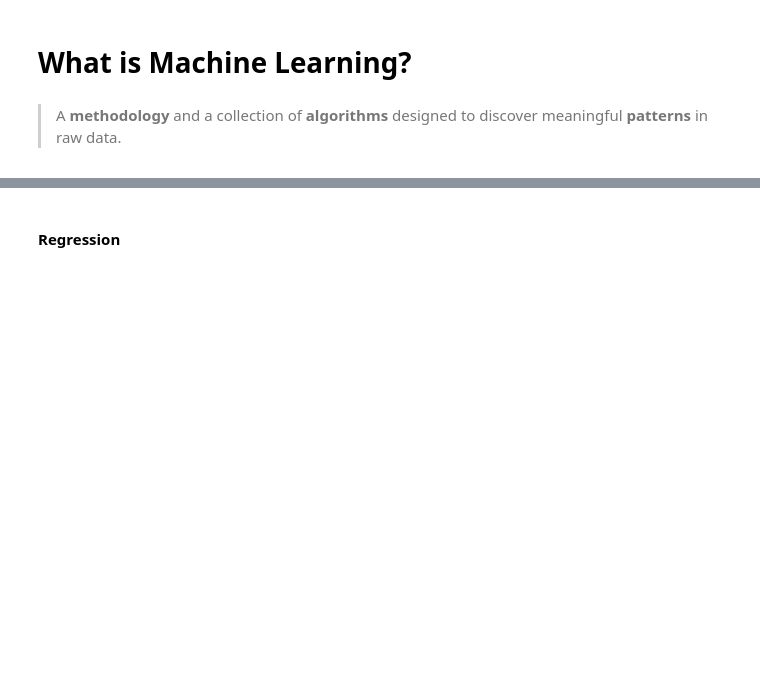
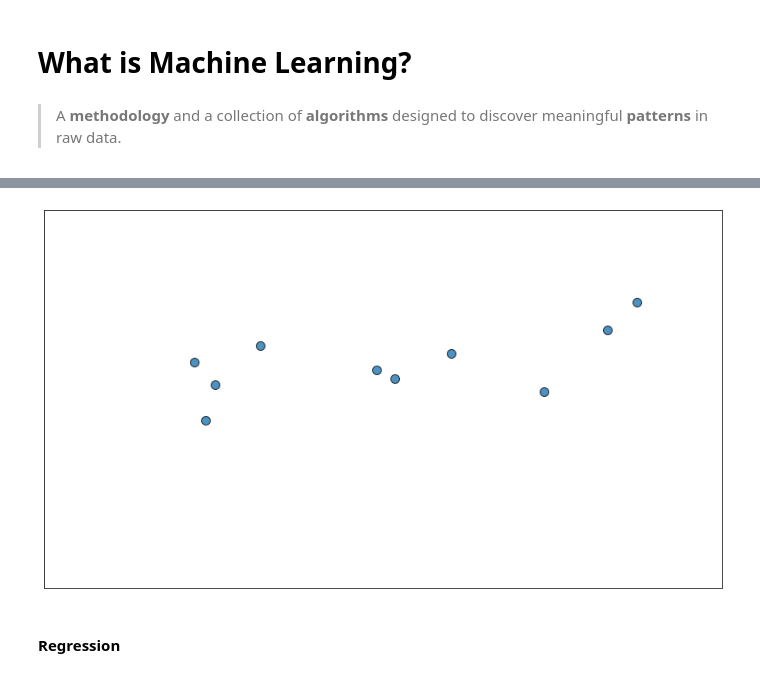
Before and after one commit to omrihar/pymug, a Jupyter notebook: presentation.ipynb, the cells around one changed output, grey strips where cells are left out. Saved outputs shown, nothing was run; the diff lists cells and outputs as text; code cells hidden in the pictures; blank space fills up the shorter version.

```diff
--- a/presentation.ipynb
+++ b/presentation.ipynb
@@ -210,3 +213,8 @@ plt.show()
+# %%
+plot(n_points=10, eps=2, show_th=False, seed=5)
+plt.show()
+# %% [output]
+[figure, added]
 # %%
 from IPython.display import display_html
 display_html("<h4>Regression</h4>", raw=True)
```
Also changed, not shown: parts of 13 cells of this notebook, 3 other files.
